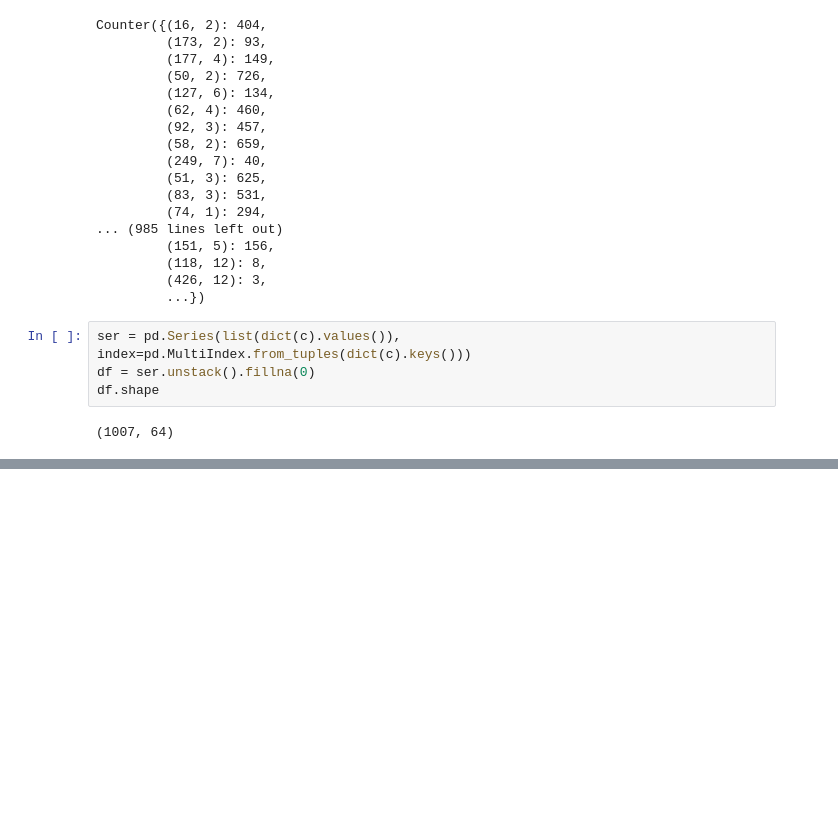
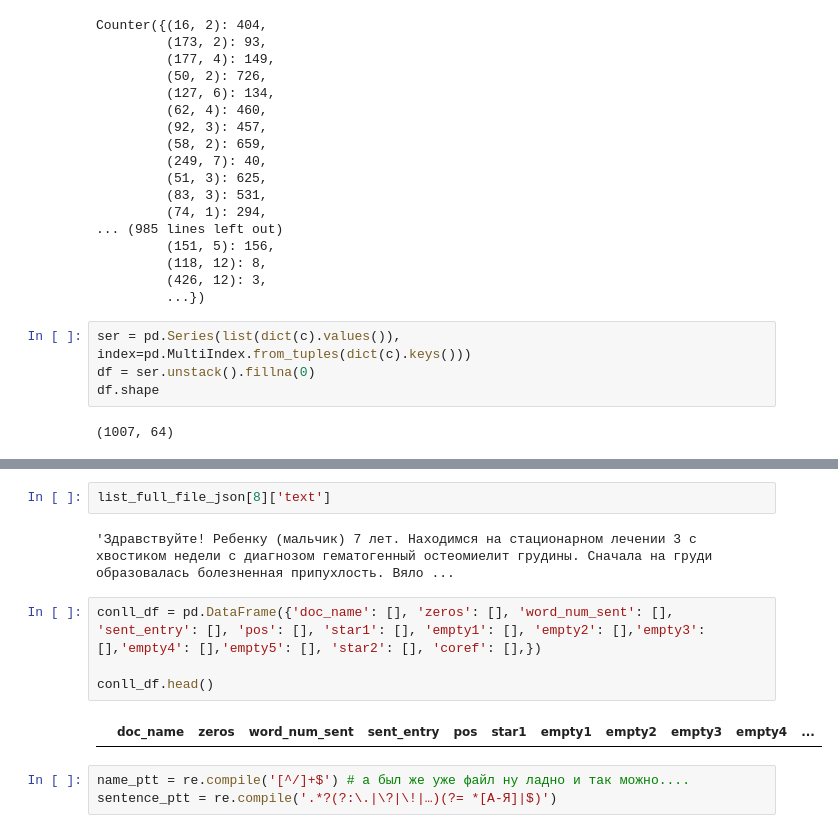
Before and after one commit to toskn/Thesis, a Jupyter notebook: data_look_diploma.ipynb, the cells around one changed output, grey strips where cells are left out. Drawn from its saved outputs; the diff is of its cells as text; blank space fills up the shorter version.

```diff
--- a/data_look_diploma.ipynb
+++ b/data_look_diploma.ipynb
@@ -480,0 +528,13 @@ TODO:
+# %%
+list_full_file_json[8]['text']
+# %% [output]
+'Здравствуйте! Ребенку (мальчик) 7 лет. Находимся на стационарном лечении 3 с хвостиком недели с диагнозом гематогенный остеомиелит грудины. Сначала на груди образовалась болезненная припухлость. Вяло ...
+# %%
+conll_df = pd.DataFrame({'doc_name': [], 'zeros': [], 'word_num_sent': [], 'sent_entry': [], 'pos': [], 'star1': [], 'empty1': [], 'empty2': [],'empty3': [],'empty4': [],'empty5': [], 'star2': [], 'coref': [],})
+
+conll_df.head()
+# %% [output]
+|  | doc_name | zeros | word_num_sent | sent_entry | pos | star1 | empty1 | empty2 | empty3 | empty4 | ... |
+# %%
+name_ptt = re.compile('[^/]+$') # а был же уже файл ну ладно и так можно....
+sentence_ptt = re.compile('.*?(?:\.|\?|\!|…)(?= *[А-Я]|$)')
```
Also changed, not shown: parts of 66 cells of this notebook.
